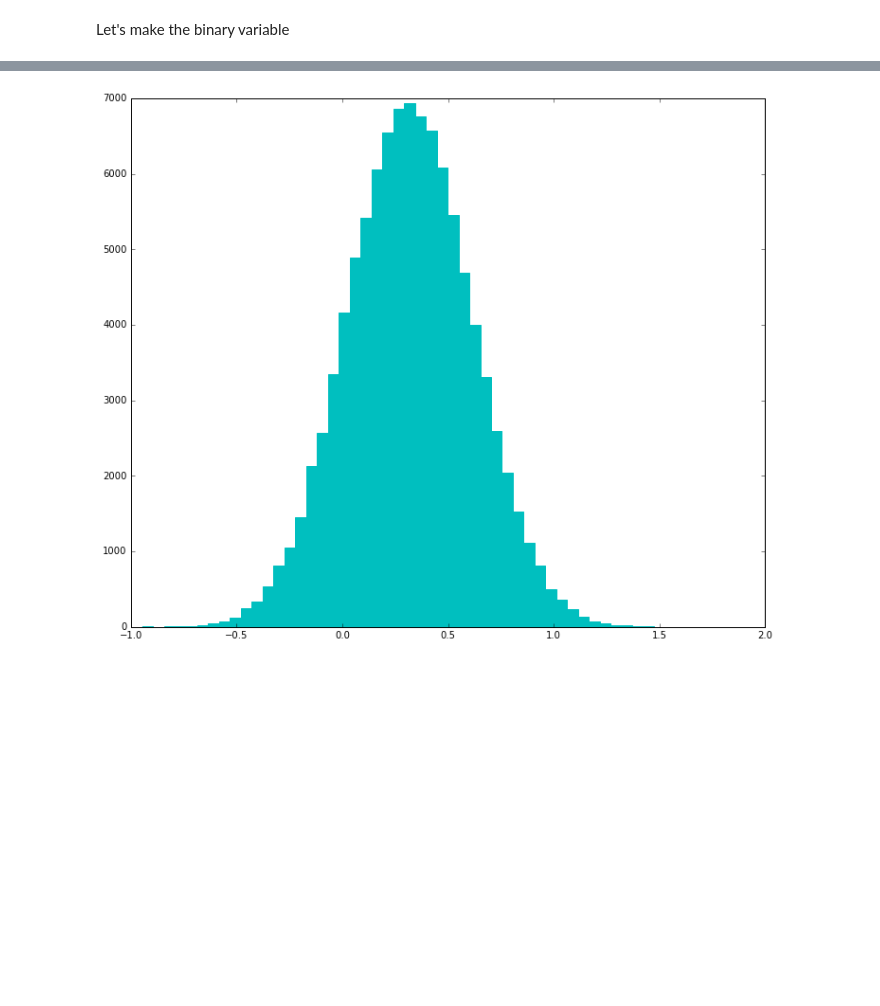
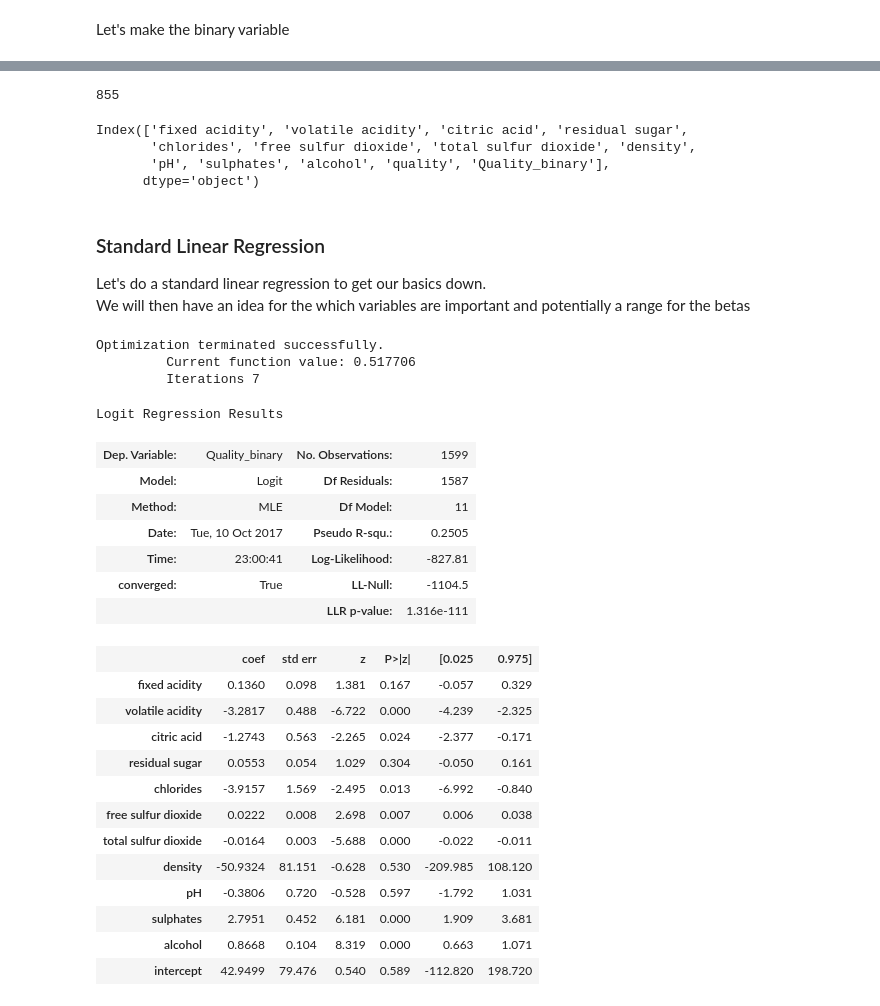
Before and after one commit to malctaylor15/Wine_Quality, a Jupyter notebook: Bayesian Start.ipynb, the cells around one changed output, grey strips where cells are left out. Drawn from its saved outputs; the diff is of its cells as text; code cells hidden in the pictures; blank space fills up the shorter version.

```diff
--- a/Bayesian Start.ipynb
+++ b/Bayesian Start.ipynb
@@ -140,4 +76,50 @@ Updated Probabilities:  [0.3173545966228893, 0.29439690851343125]
-# %%
-d.plot( n=100000, edgecolor='c', color='c', bins=50 )
-# %% [output]
-[figure, removed]
+# %%
+# Check number of catefory labeled as 1
+red_wine_raw[red_wine_raw["Quality_binary"]==1].count()[1]
+# %% [output]
+855
+# %%
+red_wine_raw.columns
+# %% [output]
+Index(['fixed acidity', 'volatile acidity', 'citric acid', 'residual sugar',
+       'chlorides', 'free sulfur dioxide', 'total sulfur dioxide', 'density',
+       'pH', 'sulphates', 'alcohol', 'quality', 'Quality_binary'],
+      dtype='object')
+# %%
+X = red_wine_raw.drop(['quality', 'Quality_binary'], axis = 1)
+X['intercept'] = 1.0
+Y = red_wine_raw.Quality_binary
+# %% [markdown]
+### Standard Linear Regression
+Let's do a standard linear regression to get our basics down.
+We will then have an idea for the which variables are important and potentially a range for the betas
+# %%
+import statsmodels.discrete.discrete_model as sm
+
+logit = sm.Logit(Y, X).fit()
+logit.summary()
+# %% [output]
+Optimization terminated successfully.
+         Current function value: 0.517706
+         Iterations 7
+Logit Regression Results
+| Dep. Variable: | Quality_binary | No. Observations: | 1599 |
+| Model: | Logit | Df Residuals: | 1587 |
+| Method: | MLE | Df Model: | 11 |
+| Date: | Tue, 10 Oct 2017 | Pseudo R-squ.: | 0.2505 |
+| Time: | 23:00:41 | Log-Likelihood: | -827.81 |
+| converged: | True | LL-Null: | -1104.5 |
+|  |  | LLR p-value: | 1.316e-111 |
+|  | coef | std err | z | P>|z| | [0.025 | 0.975] |
+| fixed acidity | 0.1360 | 0.098 | 1.381 | 0.167 | -0.057 | 0.329 |
+| volatile acidity | -3.2817 | 0.488 | -6.722 | 0.000 | -4.239 | -2.325 |
+| citric acid | -1.2743 | 0.563 | -2.265 | 0.024 | -2.377 | -0.171 |
+| residual sugar | 0.0553 | 0.054 | 1.029 | 0.304 | -0.050 | 0.161 |
+| chlorides | -3.9157 | 1.569 | -2.495 | 0.013 | -6.992 | -0.840 |
+| free sulfur dioxide | 0.0222 | 0.008 | 2.698 | 0.007 | 0.006 | 0.038 |
+| total sulfur dioxide | -0.0164 | 0.003 | -5.688 | 0.000 | -0.022 | -0.011 |
+| density | -50.9324 | 81.151 | -0.628 | 0.530 | -209.985 | 108.120 |
+| pH | -0.3806 | 0.720 | -0.528 | 0.597 | -1.792 | 1.031 |
+| sulphates | 2.7951 | 0.452 | 6.181 | 0.000 | 1.909 | 3.681 |
+| alcohol | 0.8668 | 0.104 | 8.319 | 0.000 | 0.663 | 1.071 |
+| intercept | 42.9499 | 79.476 | 0.540 | 0.589 | -112.820 | 198.720 |
```
Also changed, not shown: parts of 50 cells of this notebook.
